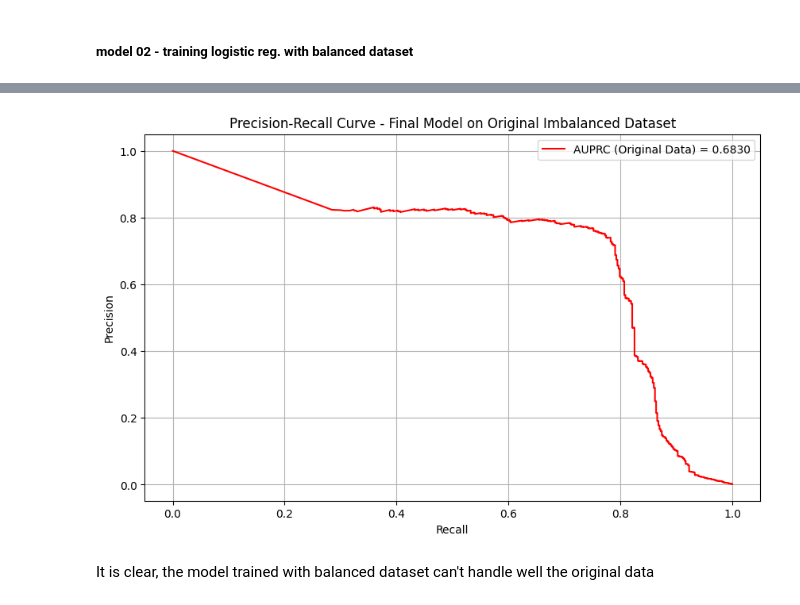
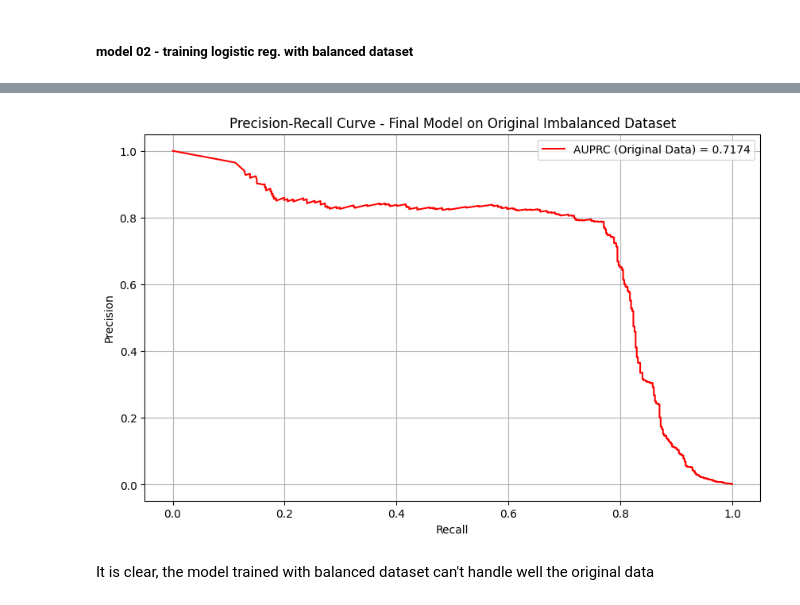
Before and after one commit to yezergmorales/credit-fraud-detector, a Jupyter notebook: dev/credit_fraud_detection.ipynb, the cells around one changed output, grey strips where cells are left out. Drawn from its saved outputs; the diff is of its cells as text; code cells hidden in the pictures.

```diff
--- a/dev/credit_fraud_detection.ipynb
+++ b/dev/credit_fraud_detection.ipynb
@@ -549,20 +554,74 @@ lr_model = LogisticRegression(random_state=42)
 
 # Lists to store precision, recall, AUPRC and F1 scores
 precision_scores = []
-recall_scores = []
 auprc_scores = []
-auprc_scores_orig = []
 
 # Perform cross validation
-for fold, (train_idx, val_idx) in enumerate(skf.split(X, y)):
-    # Split balanced data
-    X_train, X_val = X.iloc[train_idx], X.iloc[val_idx]
-    y_train, y_val = y.iloc[train_idx], y.iloc[val_idx]
+for fold, (train_idx, val_idx) in enumerate(skf.split(X, y)): # train_idx, val_idx are positional for X, y
+    # Get the balanced train/val sets. X and y are from balanced_df,
+    # so X.iloc and y.iloc will retain original DataFrame indices.
+    X_train_b = X.iloc[train_idx]
+    y_train_b = y.iloc[train_idx]
+    X_val_b = X.iloc[val_idx]
+    y_val_b = y.iloc[val_idx]
+
+    # Identify indices of data in the original df (X_orig, y_orig) that are not in balanced_df (X, y)
+    # X.index contains the original_df indices that are part of balanced_df
+    original_df_indices = X_orig.index
+    balanced_df_indices_in_original_df = X.index
+
+    remaining_indices = original_df_indices.difference(balanced_df_indices_in_original_df)
+
+    X_remaining = X_orig.loc[remaining_indices]
+    y_remaining = y_orig.loc[remaining_indices]
+
+    # Split the remaining data (X_remaining, y_remaining) according to the same fold structure
+    # This ensures that the remaining data is allocated to train/validation sets for the current fold
+    # in a way that is consistent with the overall k-fold strategy.
+    if not X_remaining.empty:
+        # Create a StratifiedKFold for the remaining data, using the same parameters as the main skf
+        skf_remaining = StratifiedKFold(n_splits=skf.get_n_splits(),
+                                        shuffle=skf.shuffle,
+                                        random_state=skf.random_state)
+
+        # Iterate through splits of X_remaining to find the one corresponding to the current 'fold'
+        # The skf_remaining.split yields positional indices relative to X_remaining.
+        gen_rem_splits = skf_remaining.split(X_remaining, y_remaining)
+        for i, (train_indices_rem_pos, val_indices_rem_pos) in enumerate(gen_rem_splits):
+            if i == fold:
+                X_train_rem = X_remaining.iloc[train_indices_rem_pos]
+                y_train_rem = y_remaining.iloc[train_indices_rem_pos]
+                X_val_rem = X_remaining.iloc[val_indices_rem_pos]
+                y_val_rem = y_remaining.iloc[val_indices_rem_pos]
+                break
+        else:
+            # This case should ideally not be reached if 'fold' is always < n_splits.
+            # Define empty structures as a fallback.
+            X_train_rem = pd.DataFrame(columns=X_train_b.columns)
+            y_train_rem = pd.Series(dtype=y_train_b.dtype, name=y_train_b.name if hasattr(y_train_b, 'name') else None)
+            X_val_rem = pd.DataFrame(columns=X_val_b.columns)
+            y_val_rem = pd.Series(dtype=y_val_b.dtype, name=y_val_b.name if hasattr(y_val_b, 'name') else None)
+
+    else: # If X_remaining is empty (e.g., if balanced_df was the same as df)
+        X_train_rem = pd.DataFrame(columns=X_train_b.columns)
+        y_train_rem = pd.Series(dtype=y_train_b.dtype, name=y_train_b.name if hasattr(y_train_b, 'name') else None)
+        X_val_rem = pd.DataFrame(columns=X_val_b.columns)
+        y_val_rem = pd.Series(dtype=y_val_b.dtype, name=y_val_b.name if hasattr(y_val_b, 'name') else None)
+
+    # Concatenate the balanced parts with their corresponding parts from the remaining data.
+    # The resulting X_train, y_train, X_val, y_val represent the split of the *original* dataset (df)
+    # for the current fold, ensuring that the balanced samples (X_train_b, etc.) are included
+    # and the overall class proportions mirror a stratified split of the original df.
+    X_train = pd.concat([X_train_b, X_train_rem])
+    y_train = pd.concat([y_train_b, y_train_rem])
+    X_val = pd.concat([X_val_b, X_val_rem])
+    y_val = pd.concat([y_val_b, y_val_rem])
 
     # Train model
-    lr_model.fit(X_train, y_train)
+    lr_model.fit(X_train_b, y_train_b)
 
-    # Get predictions in balanced dataset
+    # Get predictions in balanced dataset.
+    # Validation must remain original.
     y_pred_proba = lr_model.predict_proba(X_val)[:, 1]
     y_pred = lr_model.predict(X_val)
 
@@ -617,4 +676,4 @@ Final Model AUPRC on original imbalanced dataset: 0.6830
-[figure, old version]
+[figure, new version]
 # %% [markdown]
 It is clear, the model trained with balanced dataset can't handle well the original data
 # %% [markdown]
```
Also changed, not shown: parts of 30 cells of this notebook, 3 other files.
